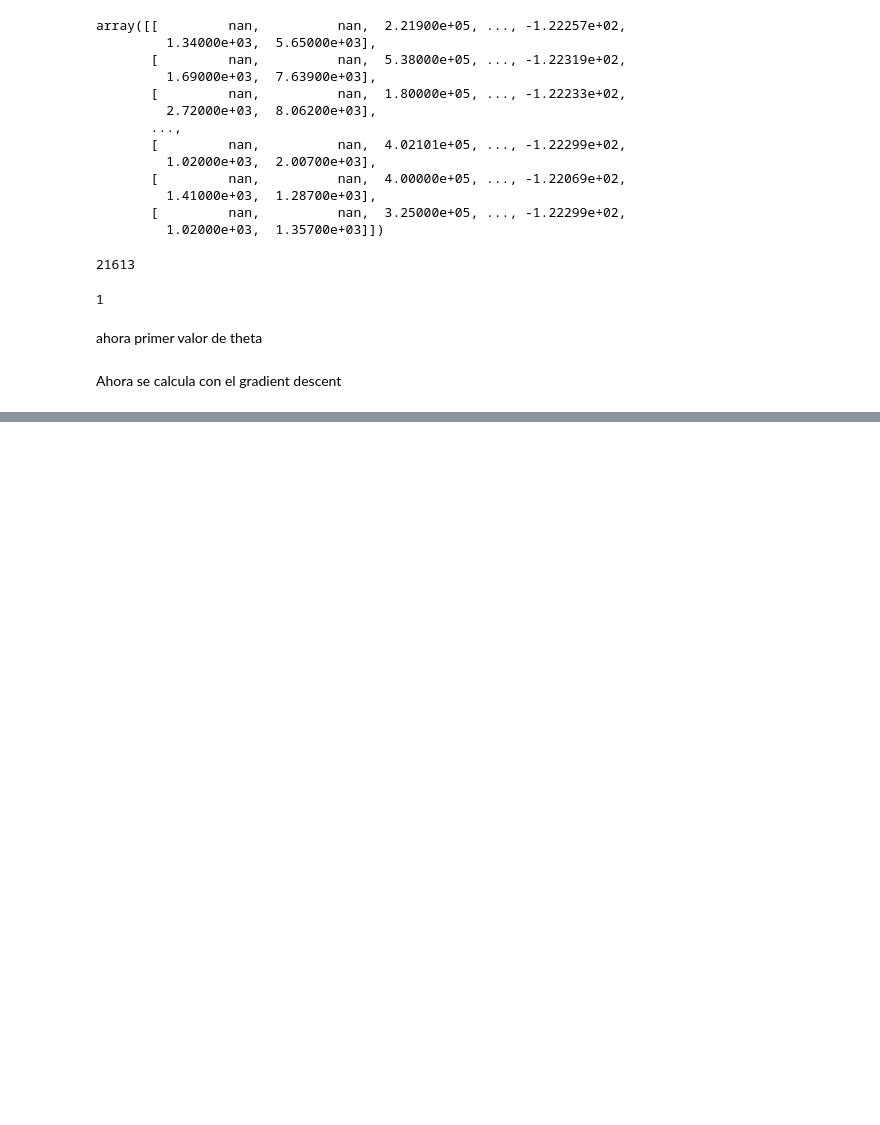
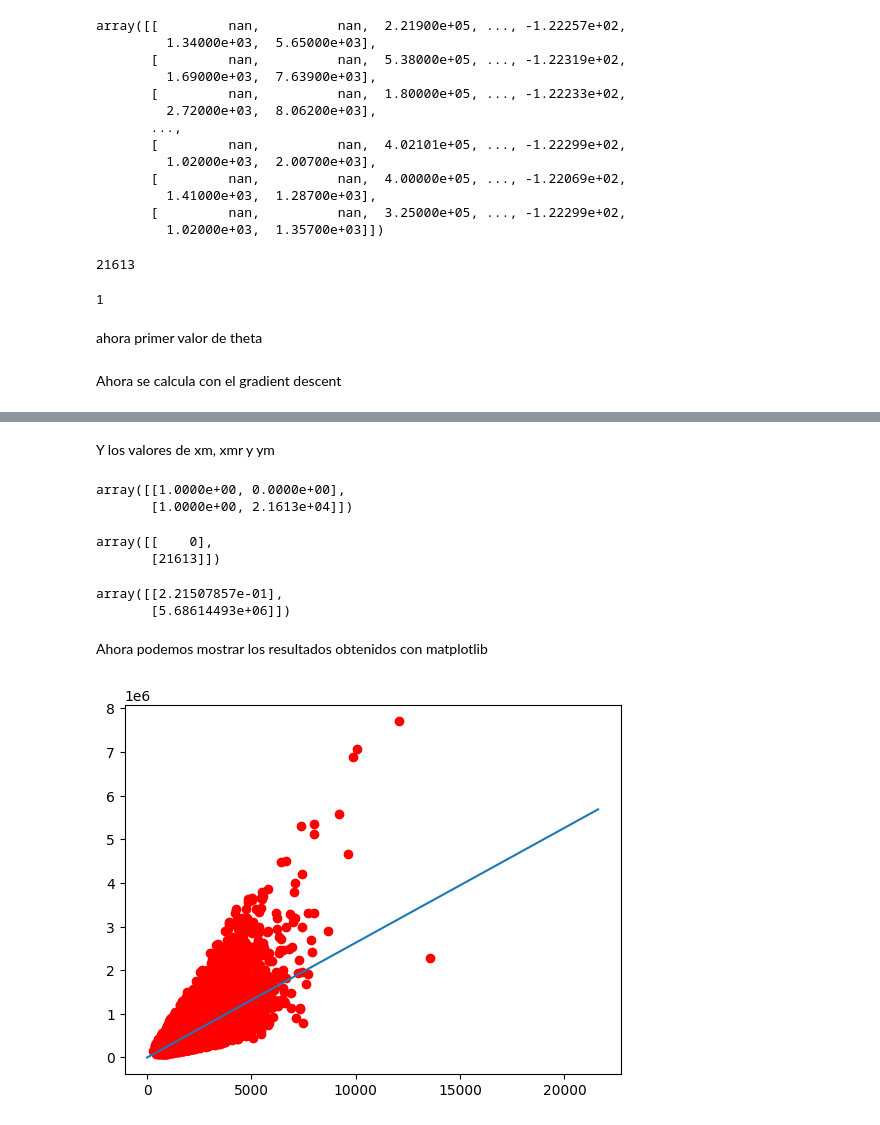
Before and after one commit to MaJu502/regresion-lineal-IA, a Jupyter notebook: regresion_lineal_polinomica.ipynb, the cells around one changed output, grey strips where cells are left out. Cells and saved outputs as stored; diff of their text form; code cells hidden in the pictures; blank space fills up the shorter version.

```diff
--- a/regresion_lineal_polinomica.ipynb
+++ b/regresion_lineal_polinomica.ipynb
@@ -187,7 +189,7 @@ n
 # %% [markdown]
 ahora primer valor de theta
 # %%
-theta_0 = np.random.rand(n, 1)
-theta_init = np.zeros((n, 1))
+theta_0 = np.random.rand(Xr.shape[1],1)
+theta_0 = theta_0[~np.isnan(theta_0)].reshape((-1, 1))
 # %% [markdown]
 Ahora se calcula con el gradient descent
@@ -210,2 +196,2 @@ theta_init.shape
 # %%
-r_theta, costs, thetas = gradient_descent(X, Y, theta_0, costoLinear, costoGradiente, learning_rate=0.00000001, threshold=0.001, max_iter=10000)
+r_theta, costs, thetas = gradient_descent(theta_0, Xr, Y, costoLinear, costoGradiente, learning_rate=0.00000001, threshold=0.001, max_iter=500)
@@ -213,0 +243,28 @@ ValueError: matmul: Input operand 1 has a mismatch in its core dimension 0, with
+# %% [markdown]
+Y los valores de xm, xmr y ym
+# %%
+xm = np.array([[0], [len(X)]])
+xmr = np.concatenate((np.ones((2, 1)), xm), axis=1)
+xmr
+# %% [output]
+array([[1.0000e+00, 0.0000e+00],
+       [1.0000e+00, 2.1613e+04]])
+# %%
+xm
+# %% [output]
+array([[    0],
+       [21613]])
+# %%
+ym = xmr @ r_theta
+ym
+# %% [output]
+array([[2.21507857e-01],
+       [5.68614493e+06]])
+# %% [markdown]
+Ahora podemos mostrar los resultados obtenidos con matplotlib
+# %%
+plt.plot(X, Y, 'ro') #puntos
+plt.plot(xm,ym) #regresion
+plt.show()
+# %% [output]
+[figure, added]
```
Also changed, not shown: parts of 15 cells of this notebook.
